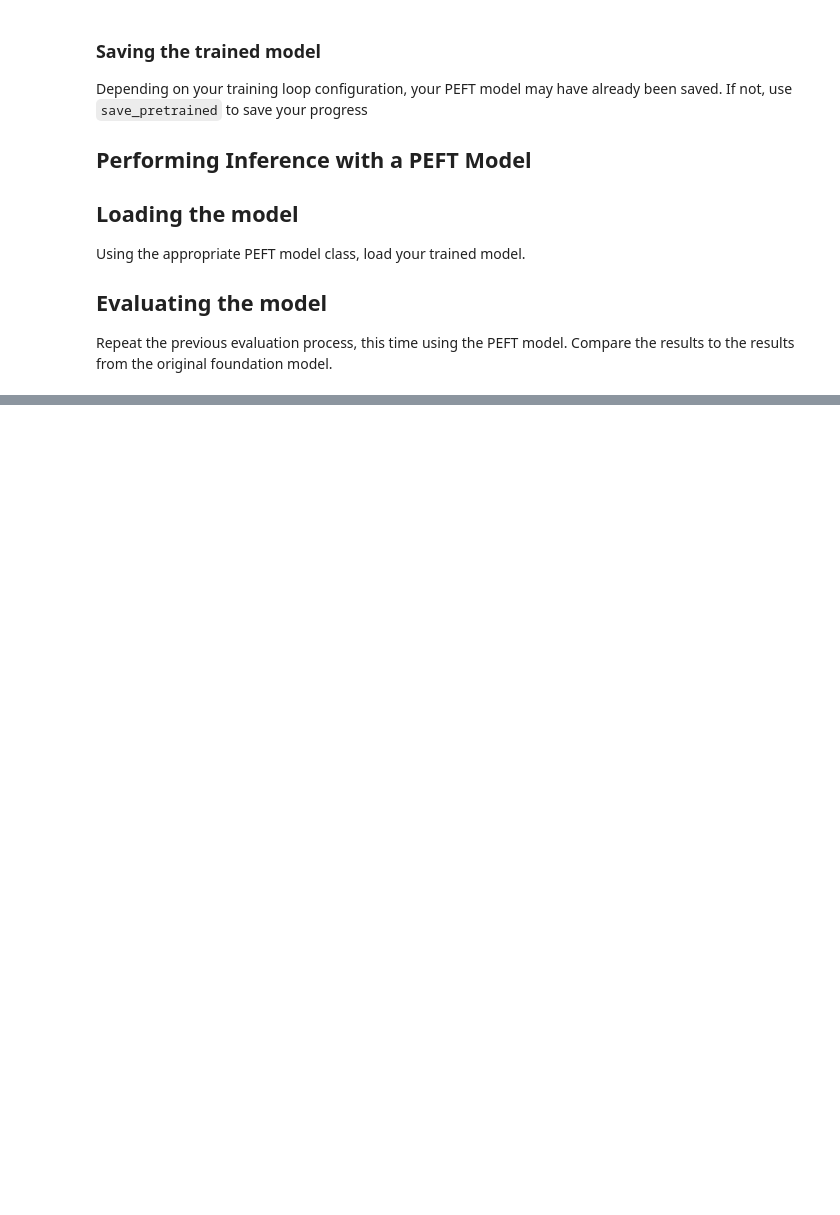
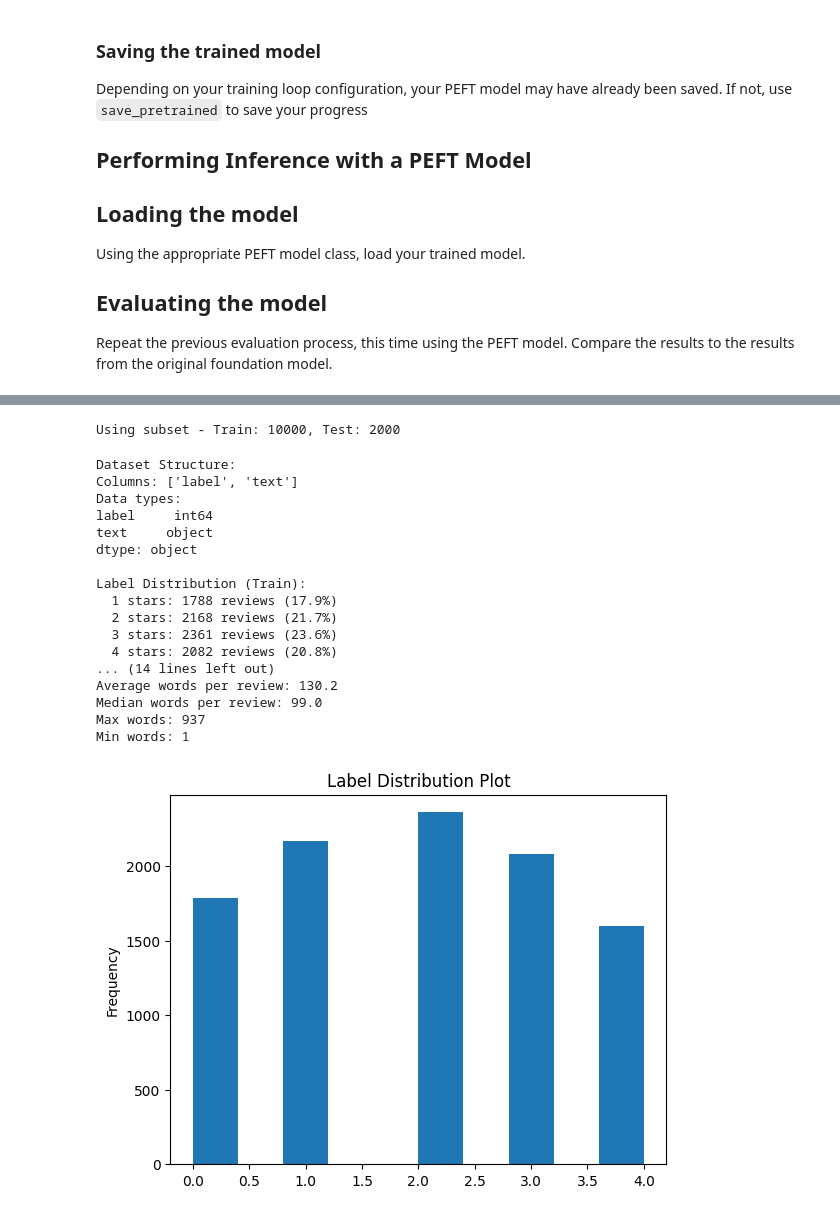
Before and after one commit to ChristopherDaigle/ud_genai_nd, a Jupyter notebook: 1_gen_ai_fundamentals/2_foundation_models/3_peft_project.ipynb, the cells around one changed output, grey strips where cells are left out. Saved outputs shown, nothing was run; the diff lists cells and outputs as text; code cells hidden in the pictures; blank space fills up the shorter version.

```diff
--- a/1_gen_ai_fundamentals/2_foundation_models/3_peft_project.ipynb
+++ b/1_gen_ai_fundamentals/2_foundation_models/3_peft_project.ipynb
@@ -191,0 +235,6 @@ Repeat the previous evaluation process, this time using the PEFT model. Compare
+# %%
+# https://huggingface.co/datasets/mteb/InsurancePolicyInterpretationLegalBenchClassification
+# https://huggingface.co/datasets/Yelp/yelp_review_full
+# Bring in the data set
+ds_ins = load_dataset("mteb/InsurancePolicyInterpretationLegalBenchClassification")
+ds_yelp = load_dataset("Yelp/yelp_review_full")
@@ -191,0 +267,55 @@ Repeat the previous evaluation process, this time using the PEFT model. Compare
+# %%
+# Reduce size of ds_yelp
+SUBSET_SIZE = 10000  # Set to None to use full dataset
+if SUBSET_SIZE:
+    ds_yelp["train"] = ds_yelp["train"].select(range(min(SUBSET_SIZE, len(ds_yelp["train"]))))
+    ds_yelp["test"] = ds_yelp["test"].select(range(min(SUBSET_SIZE//5, len(ds_yelp["test"]))))
+    print(f"Using subset - Train: {len(ds_yelp['train'])}, Test: {len(ds_yelp['test'])}")
+# %% [output]
+Using subset - Train: 10000, Test: 2000
+# %%
+# Describe the data
+train_df = ds_yelp["train"].to_pandas()
+test_df = ds_yelp["test"].to_pandas()
+
+print("Dataset Structure:")
+print(f"Columns: {train_df.columns.tolist()}")
+print(f"Data types:\n{train_df.dtypes}")
+
+print("\nLabel Distribution (Train):")
+label_counts = train_df['label'].value_counts().sort_index()
+for label, count in label_counts.items():
+    print(f"  {label + 1} stars: {count} reviews ({count/len(train_df)*100:.1f}%)")
+    # Introduce bar plot from seaborn
+train_df["label"].plot(kind="hist", title="Label Distribution Plot")
+
+print("\nSample Reviews:")
+for i in range(3):
+    print(f"\nReview {i+1} ({train_df.iloc[i]['label'] + 1} stars):")
+    print(f"Text: {train_df.iloc[i]['text'][:200]}...")
+
+print(f"\nText Statistics:")
+text_lengths = [len(text.split()) for text in train_df['text']]
+print(f"Average words per review: {np.mean(text_lengths):.1f}")
+print(f"Median words per review: {np.median(text_lengths):.1f}")
+print(f"Max words: {np.max(text_lengths)}")
+print(f"Min words: {np.min(text_lengths)}")
+# %% [output]
+Dataset Structure:
+Columns: ['label', 'text']
+Data types:
+label     int64
+text     object
+dtype: object
+
+Label Distribution (Train):
+  1 stars: 1788 reviews (17.9%)
+  2 stars: 2168 reviews (21.7%)
+  3 stars: 2361 reviews (23.6%)
+  4 stars: 2082 reviews (20.8%)
+... (14 lines left out)
+Average words per review: 130.2
+Median words per review: 99.0
+Max words: 937
+Min words: 1
+[figure, added]
```
Also changed, not shown: parts of 32 cells of this notebook.
